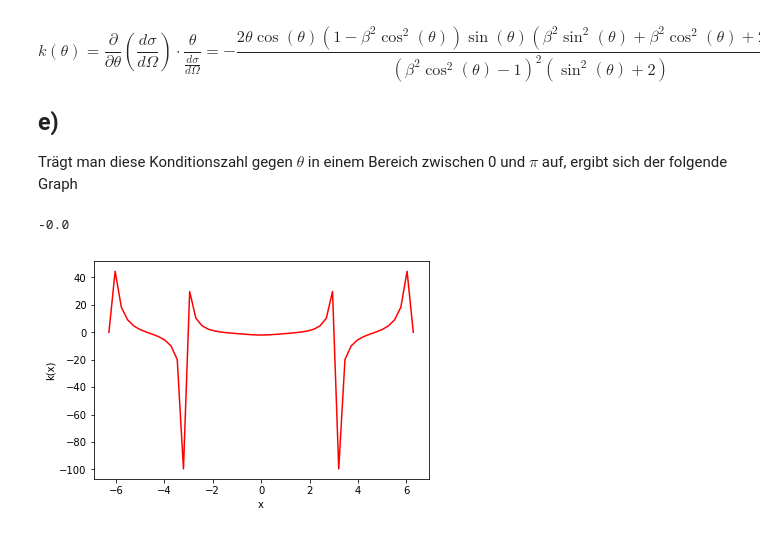
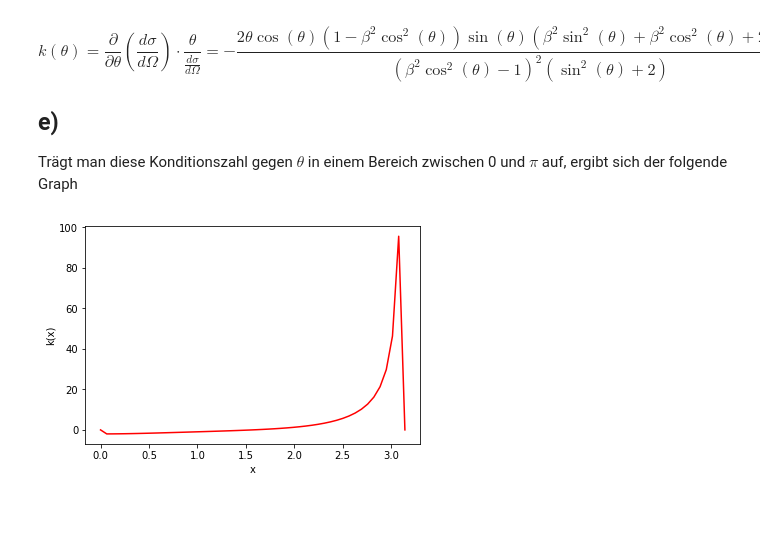
Before and after one commit to JaLuka98/SMD18-19, a Jupyter notebook: Übungsblätter/Blatt1/Aufgabe2.ipynb, the cells around one changed output. Cells and saved outputs as stored; diff of their text form; code cells hidden in the pictures.

```diff
--- a/Übungsblätter/Blatt1/Aufgabe2.ipynb
+++ b/Übungsblätter/Blatt1/Aufgabe2.ipynb
@@ -58,14 +58,13 @@ Trägt man diese Konditionszahl gegen $\theta$ in einem Bereich zwischen 0 und $
 # %%
 def k(x):
     return (-1*(2*x*np.cos(x)*(1-beta**2*np.cos(x)**2)*np.sin(x)*(beta**2*np.sin(x)**2+beta**2*np.cos(x)**2+2*beta**2-1))/((beta**2*np.cos(x)**2-1)**2*(np.sin(x)**2+2)))
 
-x = np.linspace(-2*np.pi, 2*np.pi)
+x = np.linspace(0, np.pi)
 
 plt.plot(x, k(x),'r-', label='Funktionswerte')
 plt.xlabel('x')
 plt.ylabel('k(x)')
 plt.legend
 plt.show()
 # %% [output]
--0.0
-[figure, old version]
+[figure, new version]
```
